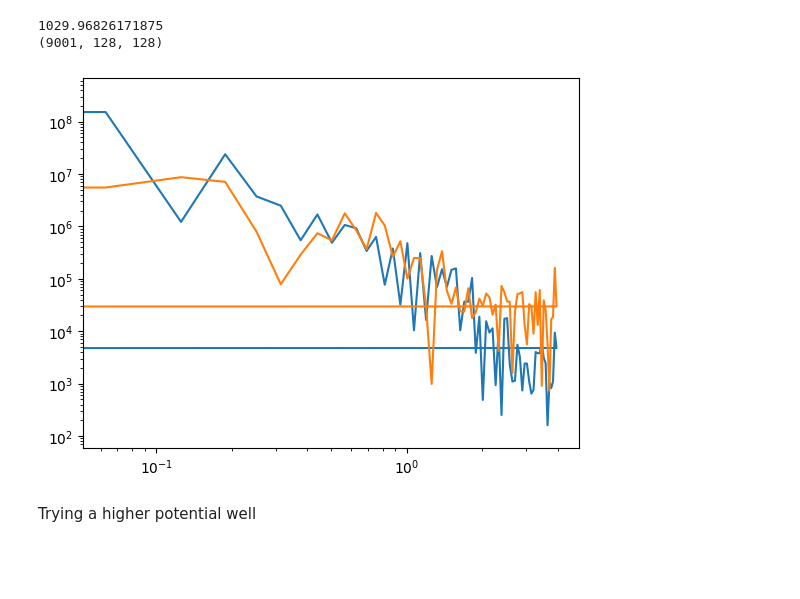
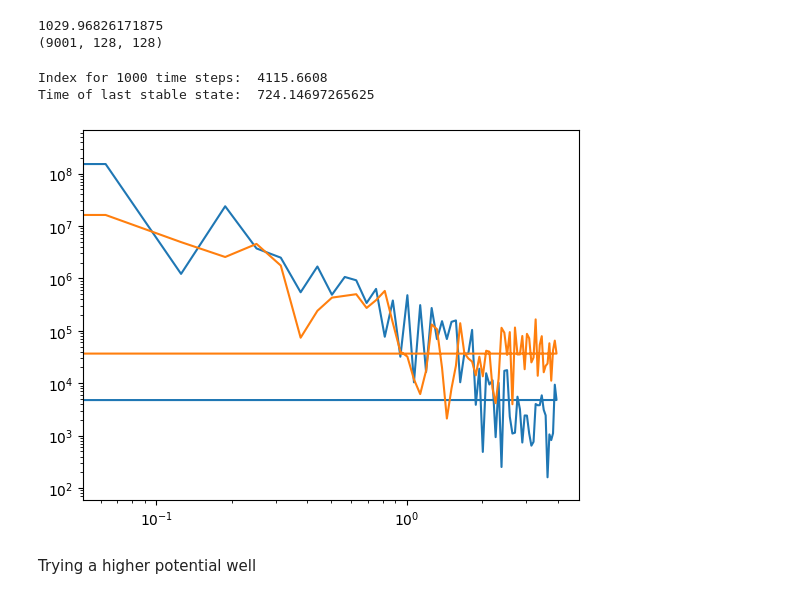
Before and after one commit to easuit24/BECs2, a Jupyter notebook: newboxpotential_classicalfield.ipynb, the cells around one changed output. Cells and saved outputs as stored; diff of their text form; code cells hidden in the pictures; blank space fills up the shorter version.

```diff
--- a/newboxpotential_classicalfield.ipynb
+++ b/newboxpotential_classicalfield.ipynb
@@ -58,13 +58,19 @@ print(np.shape(g.snaps))
 # %% [output]
 1029.96826171875
 (9001, 128, 128)
+# %%
+print('Index for 1000 time steps: ', 314/g.gpeobj.dt/250)
+print('Time of last stable state: ', 686 + 500*250*g.gpeobj.dt)
+# %% [output]
+Index for 1000 time steps:  4115.6608
+Time of last stable state:  724.14697265625
 # %%
 plt.figure()
 plt.plot(g.ki[0][0], np.abs(fft2(g.snaps[0])[0])**2)
-plt.plot(g.ki[0][0], np.abs(fft2(g.snaps[4500])[0])**2)
+plt.plot(g.ki[0][0], np.abs(fft2(g.snaps[3500])[0])**2)
 plt.yscale('log')
 plt.xscale('log')
 # %% [output]
-[figure, old version]
+[figure, new version]
 # %% [markdown]
 Trying a higher potential well
```
Also changed, not shown: parts of 9 cells of this notebook, 3 other files.
